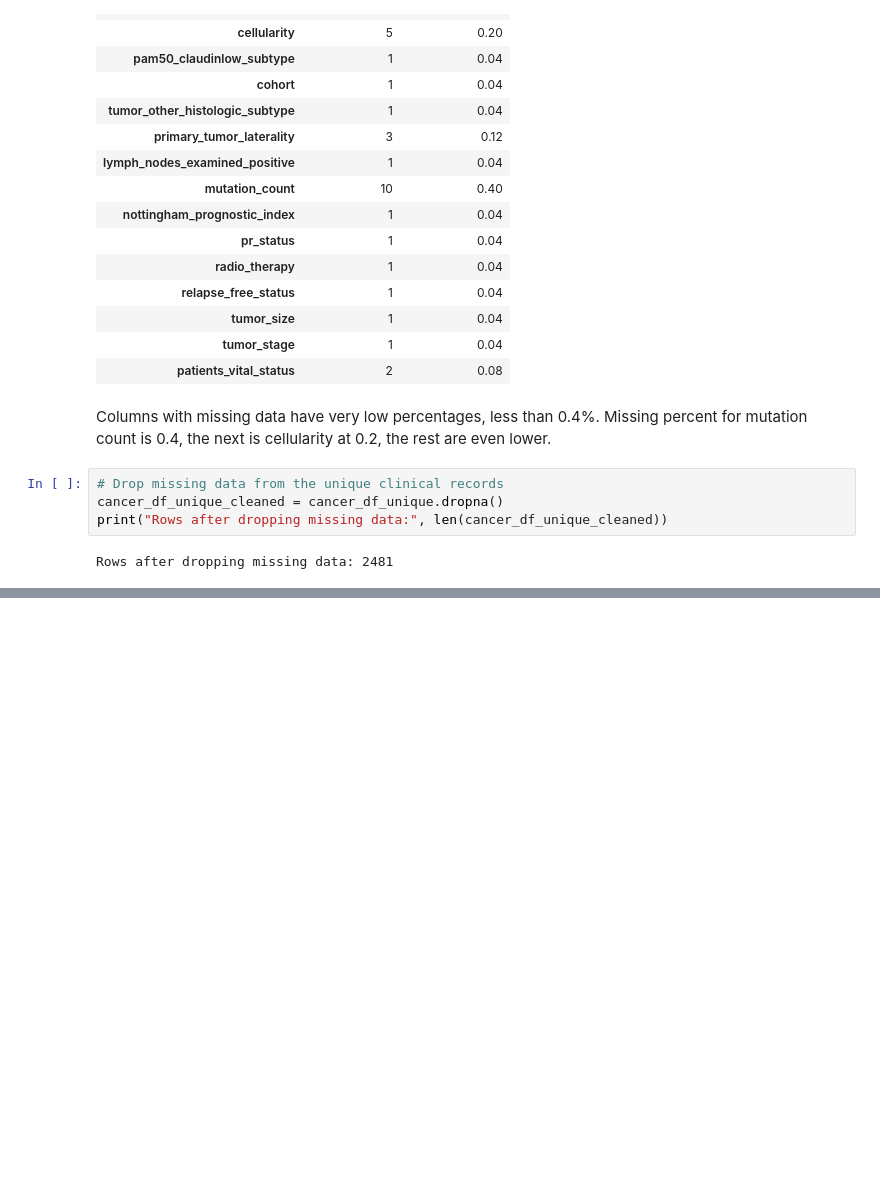
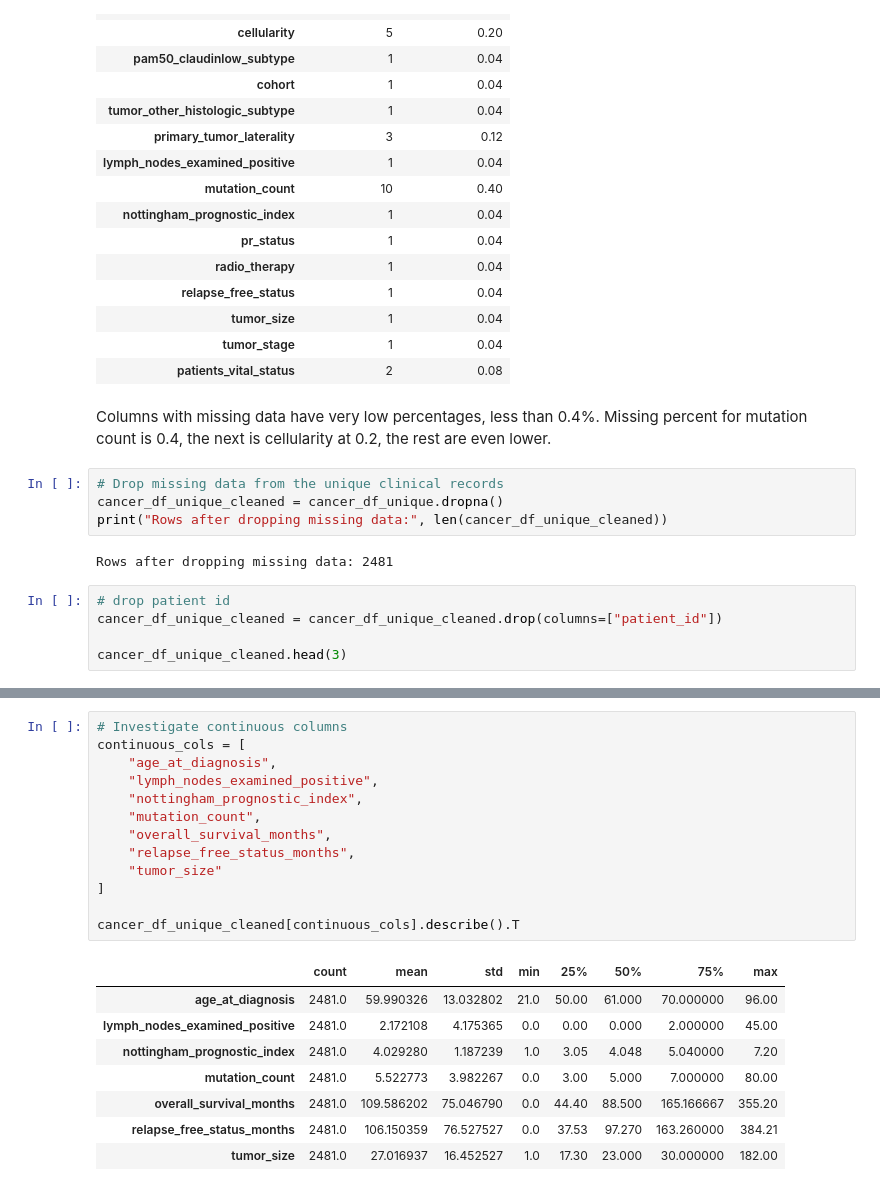
Before and after one commit to jbakkiyanathan/AAI500_Breast_Cancer_Analysis, a Jupyter notebook: breast_cancer_final.ipynb, the cells around one changed output, grey strips where cells are left out. Saved outputs shown, nothing was run; the diff lists cells and outputs as text; blank space fills up the shorter version.

```diff
--- a/breast_cancer_final.ipynb
+++ b/breast_cancer_final.ipynb
@@ -138,3 +136,8 @@ cancer_df_unique_cleaned = cancer_df_unique.dropna()
 print("Rows after dropping missing data:", len(cancer_df_unique_cleaned))
 # %% [output]
 Rows after dropping missing data: 2481
+# %%
+# drop patient id
+cancer_df_unique_cleaned = cancer_df_unique_cleaned.drop(columns=["patient_id"])
+
+cancer_df_unique_cleaned.head(3)
@@ -140,0 +150,22 @@ Rows after dropping missing data: 2481
+# %%
+# Investigate continuous columns
+continuous_cols = [
+    "age_at_diagnosis",
+    "lymph_nodes_examined_positive",
+    "nottingham_prognostic_index",
+    "mutation_count",
+    "overall_survival_months",
+    "relapse_free_status_months",
+    "tumor_size"
+]
+
+cancer_df_unique_cleaned[continuous_cols].describe().T
+# %% [output]
+|  | count | mean | std | min | 25% | 50% | 75% | max |
+| age_at_diagnosis | 2481.0 | 59.990326 | 13.032802 | 21.0 | 50.00 | 61.000 | 70.000000 | 96.00 |
+| lymph_nodes_examined_positive | 2481.0 | 2.172108 | 4.175365 | 0.0 | 0.00 | 0.000 | 2.000000 | 45.00 |
+| nottingham_prognostic_index | 2481.0 | 4.029280 | 1.187239 | 1.0 | 3.05 | 4.048 | 5.040000 | 7.20 |
+| mutation_count | 2481.0 | 5.522773 | 3.982267 | 0.0 | 3.00 | 5.000 | 7.000000 | 80.00 |
+| overall_survival_months | 2481.0 | 109.586202 | 75.046790 | 0.0 | 44.40 | 88.500 | 165.166667 | 355.20 |
+| relapse_free_status_months | 2481.0 | 106.150359 | 76.527527 | 0.0 | 37.53 | 97.270 | 163.260000 | 384.21 |
+| tumor_size | 2481.0 | 27.016937 | 16.452527 | 1.0 | 17.30 | 23.000 | 30.000000 | 182.00 |
```
Also changed, not shown: parts of 16 cells of this notebook, 1 other file.
